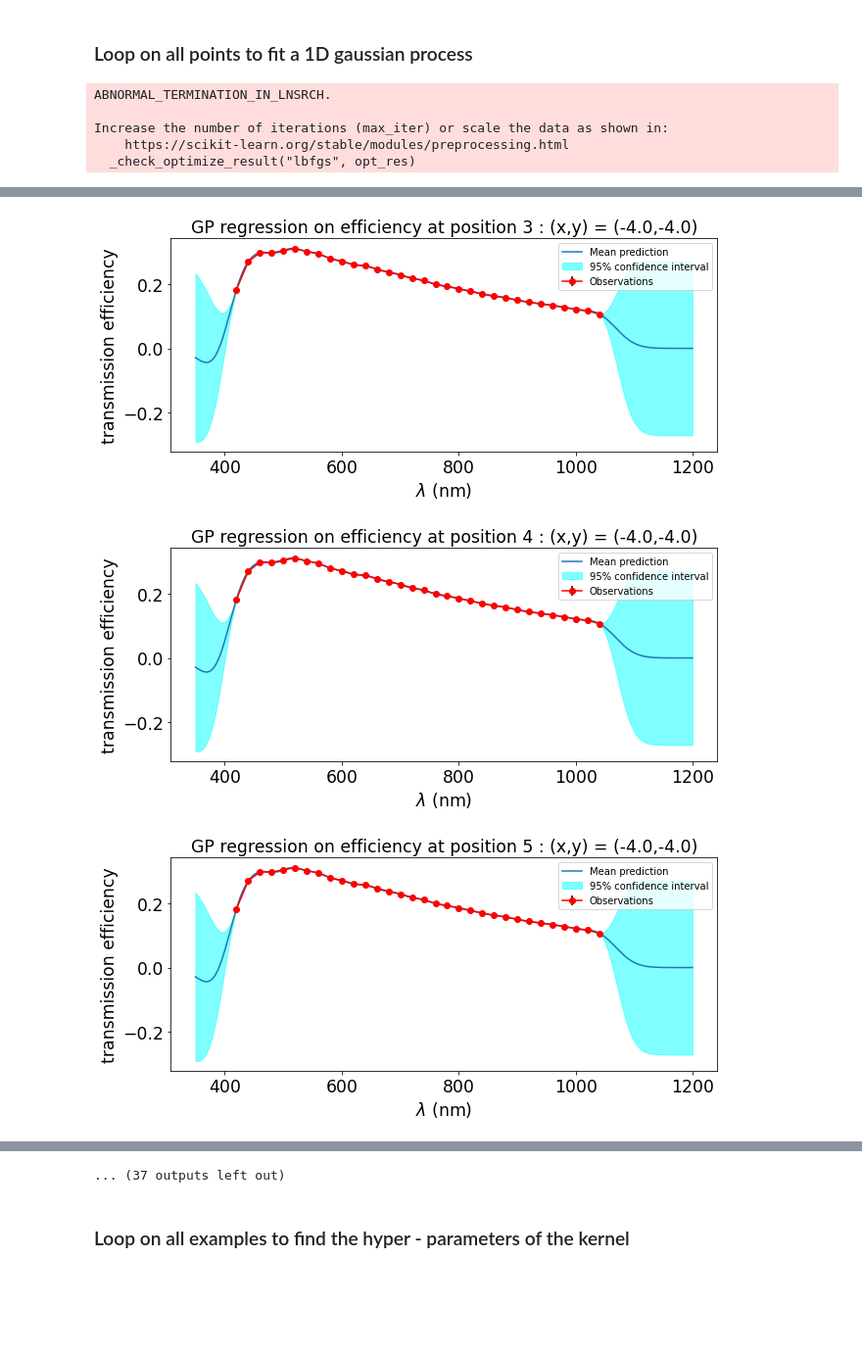
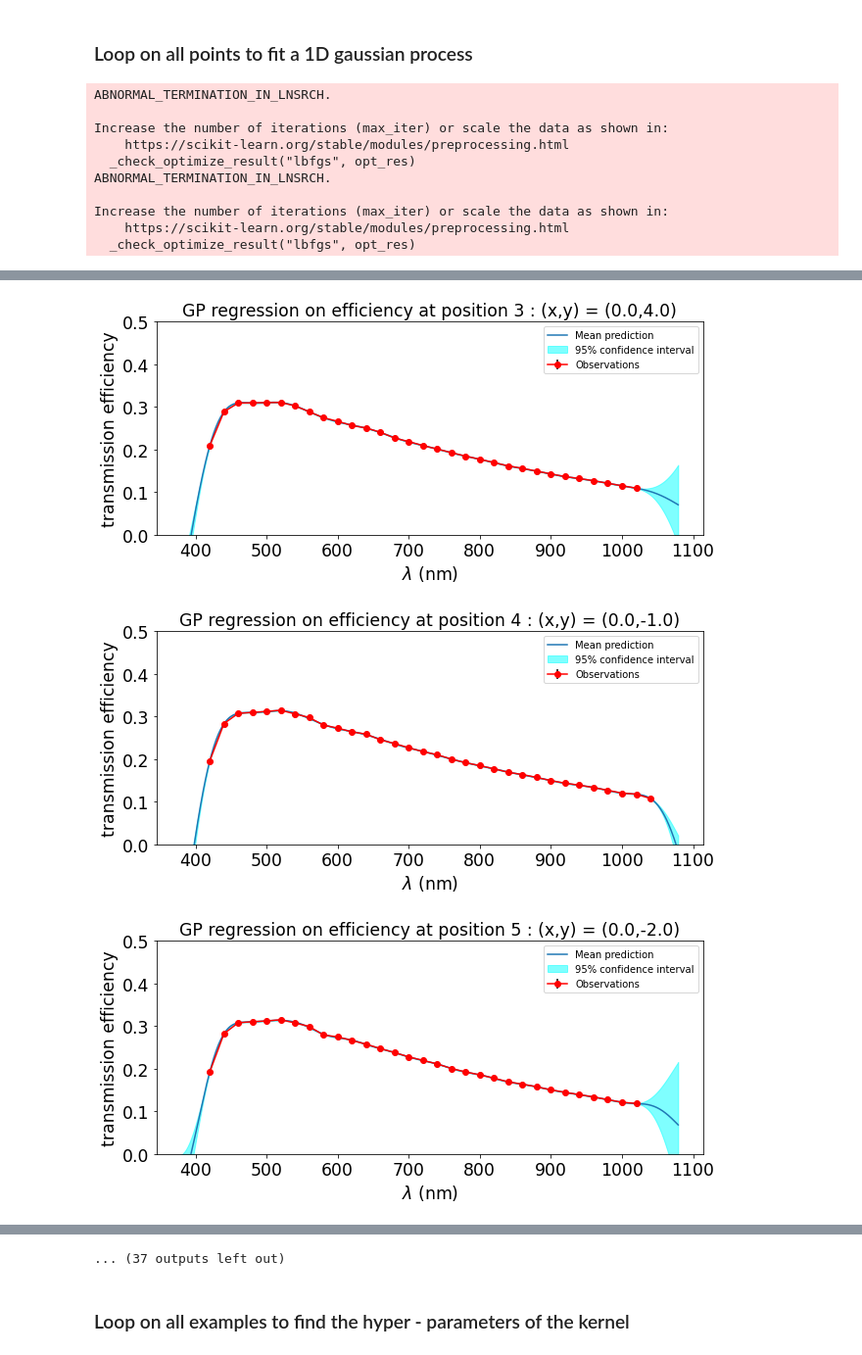
Before and after one commit to sylvielsstfr/HoloTransmissionCube, a Jupyter notebook: FitDataCubeTransmissionGP.ipynb, the cells around one changed output, grey strips where cells are left out. Shown at 98% size. Drawn from its saved outputs; the diff is of its cells as text; code cells hidden in the pictures; blank space fills up the shorter version.

```diff
--- a/FitDataCubeTransmissionGP.ipynb
+++ b/FitDataCubeTransmissionGP.ipynb
@@ -34,6 +34,8 @@ plt.rcParams['axes.titlesize'] = 'xx-large'
 plt.rcParams['xtick.labelsize']= 'xx-large'
 plt.rcParams['ytick.labelsize']= 'xx-large'
 #plt.rcParams['axes.formatter.useroffset']=  False
+# %%
+plt.rcParams.update({'figure.max_open_warning': 0})
 # %%
 !ls data
 # %% [output]
@@ -41,5 +43,5 @@ plt.rcParams['ytick.labelsize']= 'xx-large'
 # %% [markdown]
 # Configuration
 # %%
-WL=np.arange(350,1200)
+WL=np.arange(380,1080)
 NWL=len(WL)
@@ -349,8 +384,10 @@ def fitGPTransmission(wl,eff,efferr,errorfactor=1):
 
     N=len(wl)
 
-    kernel = 1 * RBF(length_scale=10.0, length_scale_bounds=(1e-1, 1e3))
-    gaussian_process = GaussianProcessRegressor(kernel=kernel, alpha=eeff ** 2, n_restarts_optimizer=9)
+    kernel = 1 * RBF(length_scale=33.0, length_scale_bounds=(1e-1, 1e3))
+    #kernel = ConstantKernel(constant_value=1.0, constant_value_bounds=(0.0, 10.0))* RBF(length_scale=33.0, length_scale_bounds=(1e-1, 1e3))
+    gaussian_process = GaussianProcessRegressor(kernel=kernel, alpha=eeff ** 2, n_restarts_optimizer=0)
+    #gaussian_process = MyGPR(kernel=kernel, alpha=eeff ** 2, n_restarts_optimizer=9)
 
     X_train = wl.reshape((N,1))
     y_train = eff
@@ -385,6 +422,7 @@ def plotfitGPTransmission(wl,eff,efferr,errorfactor=1,ax=None):
     ax.set_xlabel("$\lambda$ (nm)")
     ax.set_ylabel("transmission efficiency")
     ax.set_title(f"GP regression on efficiency at position {idx_sel} : (x,y) = ({x},{y})")
+    ax.set_ylim(0.,0.5)
 # %% [markdown]
 ### 1D fit on the selected point
 # %%
@@ -410,8 +448,8 @@ plotfitGPTransmission(wl,eff,eeff,errorfactor=1,ax=None)
 ### Loop on all points to fit a 1D gaussian process
 # %%
 for idx_sel in np.arange(Npos1):
-    list_of_datapoints = arr_1_ext[idx]
-    x,y = list_of_position_1[idx]
+    list_of_datapoints = arr_1_ext[idx_sel]
+    x,y = list_of_position_1[idx_sel]
     wl,eff,eeff = zip(*list_of_datapoints)
     plotfitGPTransmission(wl,eff,eeff,errorfactor=1,ax=None)
 # %% [output]
@@ -420,3 +458,8 @@ ABNORMAL_TERMINATION_IN_LNSRCH.
 Increase the number of iterations (max_iter) or scale the data as shown in:
     https://scikit-learn.org/stable/modules/preprocessing.html
   _check_optimize_result("lbfgs", opt_res)
+ABNORMAL_TERMINATION_IN_LNSRCH.
+
+Increase the number of iterations (max_iter) or scale the data as shown in:
+    https://scikit-learn.org/stable/modules/preprocessing.html
+  _check_optimize_result("lbfgs", opt_res)
@@ -426,3 +469,3 @@ Increase the number of iterations (max_iter) or scale the data as shown in:
-[figure, old version]
+[figure, new version]
-[figure, old version]
+[figure, new version]
-[figure, old version]
+[figure, new version]
```
Also changed, not shown: parts of 45 cells of this notebook.
